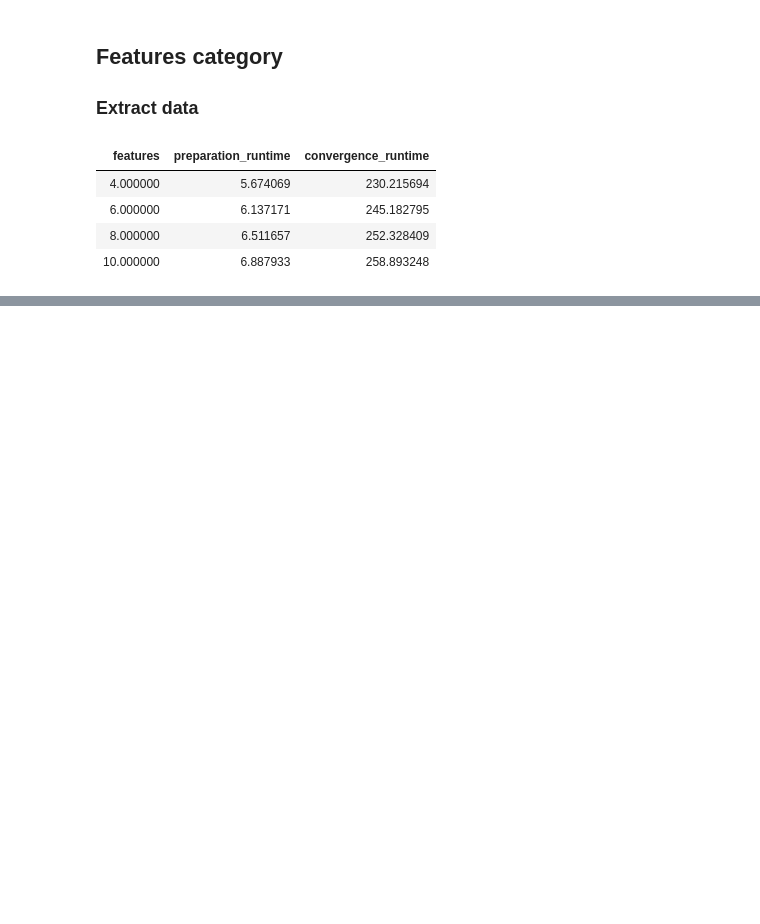
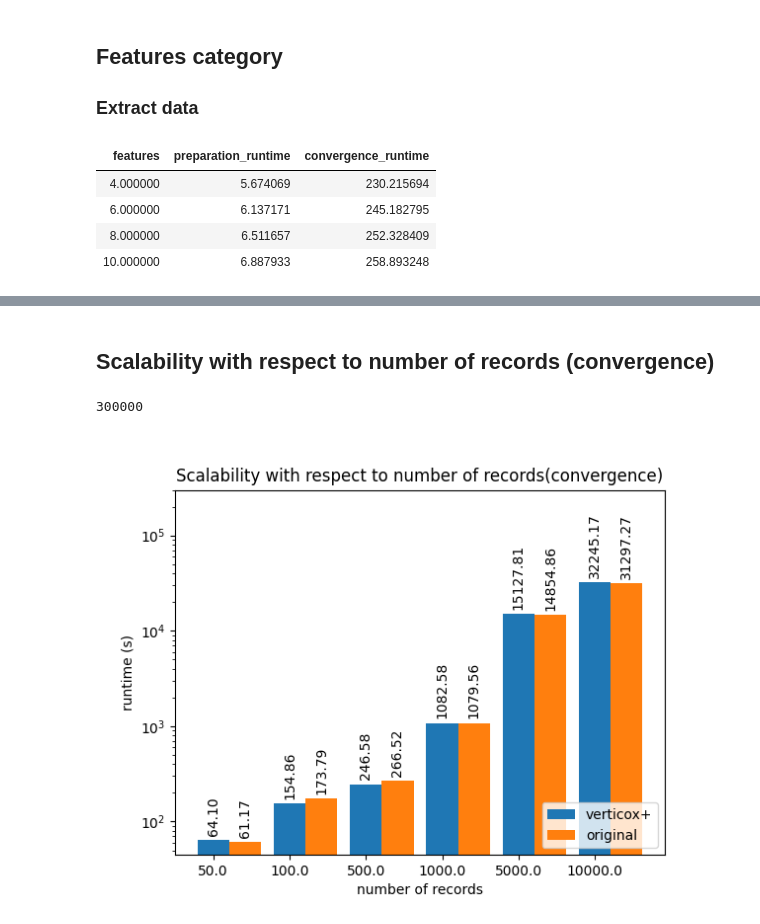
Before and after one commit to CARRIER-project/verticox, a Jupyter notebook: plot_benchmarks_with_c_index.ipynb, the cells around one changed output, grey strips where cells are left out. Drawn from its saved outputs; the diff is of its cells as text; code cells hidden in the pictures; blank space fills up the shorter version.

```diff
--- a/plot_benchmarks_with_c_index.ipynb
+++ b/plot_benchmarks_with_c_index.ipynb
@@ -259,0 +331,10 @@ plt.show()
+# %% [markdown]
+## Scalability with respect to number of records (convergence)
+# %%
+x = ours_records["records"]
+data = [ours_records["convergence_runtime"], original_records["convergence_runtime"]]
+
+plot_comparison(x, data, labels, "Scalability with respect to number of records(convergence)", "number of records", "log", y_lim=300000)
+# %% [output]
+300000
+[figure, added]
```
Also changed, not shown: parts of 21 cells of this notebook, 1 other file.
